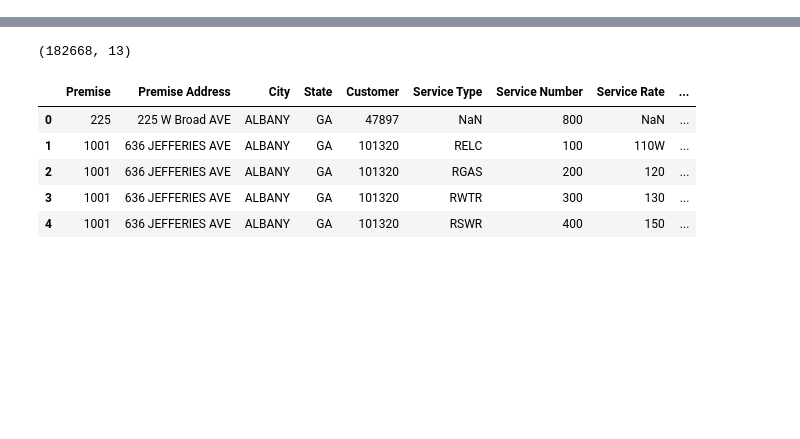
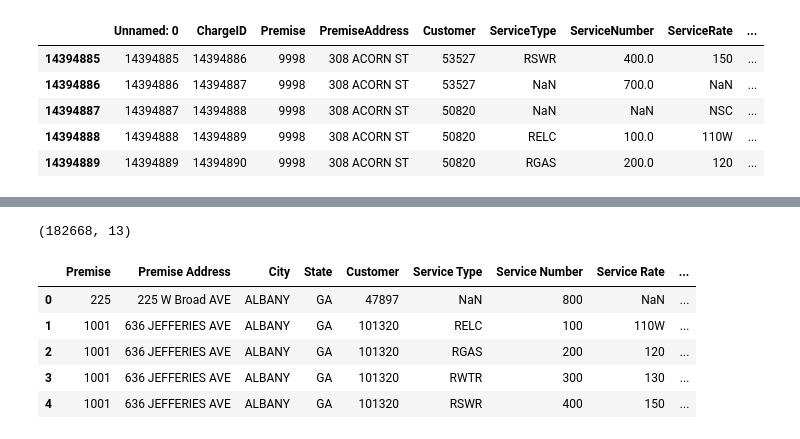
Before and after one commit to asensio-lab/albany-housing-analytics, a Jupyter notebook: preprocessing/utilities_reformatted_merge_clean.ipynb, the cells around one changed output, grey strips where cells are left out. Cells and saved outputs as stored; diff of their text form; code cells hidden in the pictures; blank space fills up the shorter version.

```diff
--- a/preprocessing/utilities_reformatted_merge_clean.ipynb
+++ b/preprocessing/utilities_reformatted_merge_clean.ipynb
@@ -1,4 +1,6 @@
 # %%
 import numpy as np
 import pandas as pd
+# %%
+pd.options.display.max_columns = 100
 # %%
@@ -8,3 +125,12 @@ dftest = pd.read_excel("/Users/william/Dropbox (Amherst College)/CDS-2019-Albany
+# %%
+df_test.tail()
+# %% [output]
+|  | Unnamed: 0 | ChargeID | Premise | PremiseAddress | Customer | ServiceType | ServiceNumber | ServiceRate | ... |
+| 14394885 | 14394885 | 14394886 | 9998 | 308 ACORN ST | 53527 | RSWR | 400.0 | 150 | ... |
+| 14394886 | 14394886 | 14394887 | 9998 | 308 ACORN ST | 53527 | NaN | 700.0 | NaN | ... |
+| 14394887 | 14394887 | 14394888 | 9998 | 308 ACORN ST | 50820 | NaN | NaN | NSC | ... |
+| 14394888 | 14394888 | 14394889 | 9998 | 308 ACORN ST | 50820 | RELC | 100.0 | 110W | ... |
+| 14394889 | 14394889 | 14394890 | 9998 | 308 ACORN ST | 50820 | RGAS | 200.0 | 120 | ... |
 # %%
 df.head()
 # %% [output]
```
Also changed, not shown: parts of 22 cells of this notebook, 33 other files.
